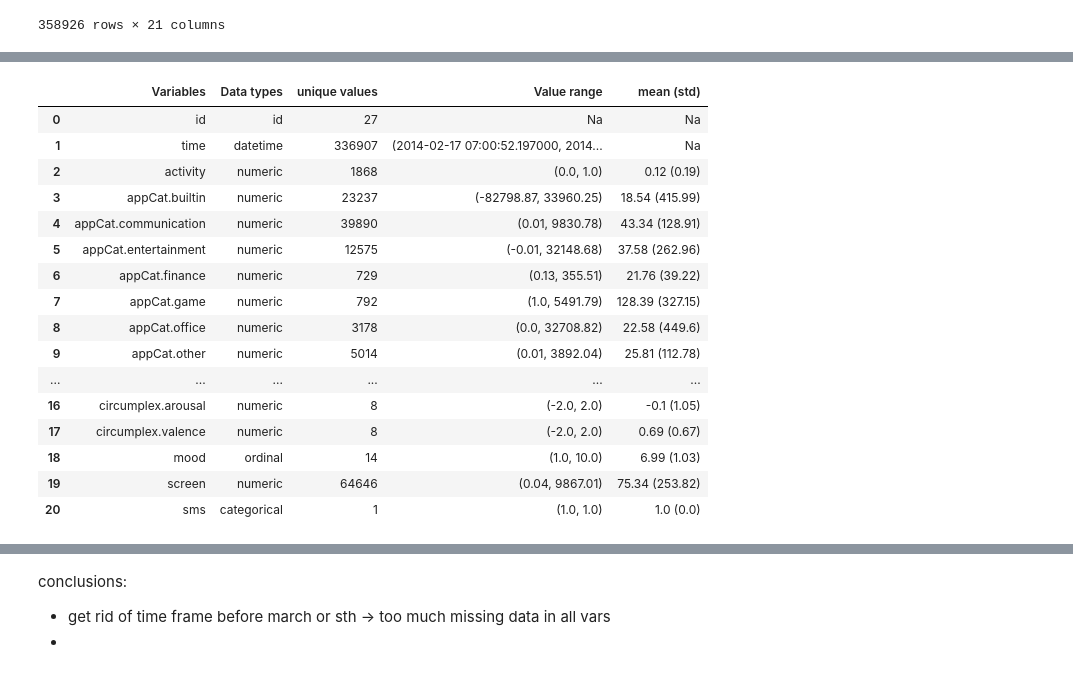
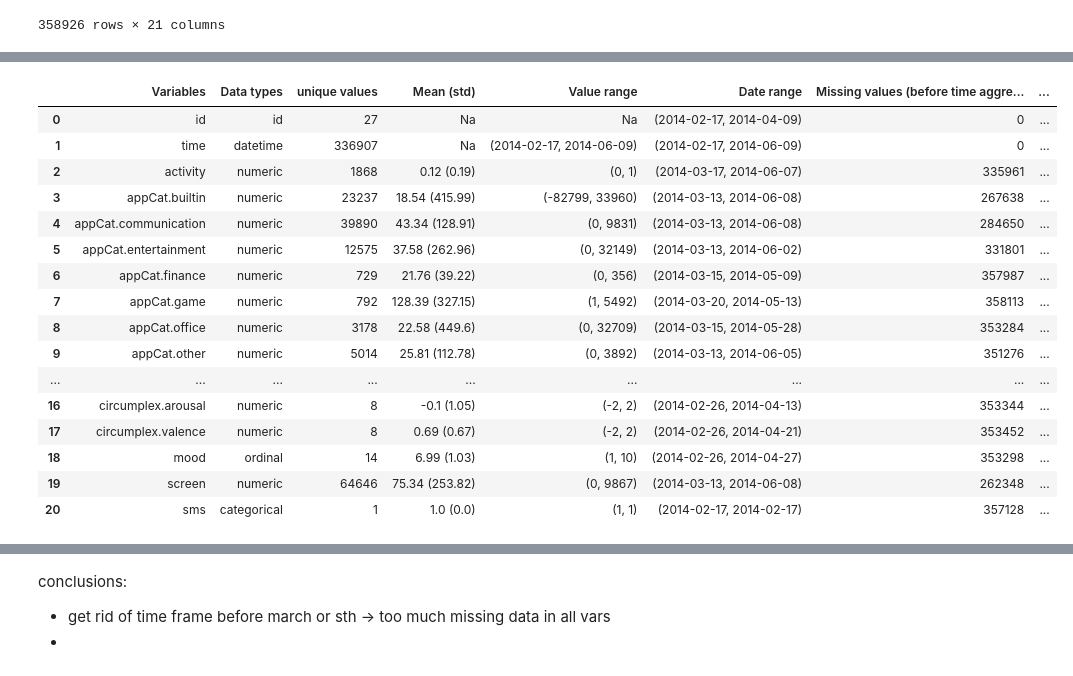
Before and after one commit to timmooren/DM1, a Jupyter notebook: DM_ryo.ipynb, the cells around one changed output, grey strips where cells are left out. Drawn from its saved outputs; the diff is of its cells as text; code cells hidden in the pictures.

```diff
--- a/DM_ryo.ipynb
+++ b/DM_ryo.ipynb
@@ -65,55 +58,78 @@ var table:
 # %%
 # datatypes
 types = ['id', 'datetime', 'numeric', 'numeric', 'numeric', 'numeric', 'numeric', 'numeric', 'numeric', 'numeric','numeric', 'numeric','numeric','numeric','numeric', 'categorical', 'numeric', 'numeric', 'ordinal', 'numeric', 'categorical']
 
-# range of values **
-val_range = []
-for var in df:
-    if var != 'id':
-        r = (df[var].min(), df[var].max())
-        if var != 'time':
-            r = (round(r[0], 2), round(r[1], 2))
-        val_range.append(r)
-val_range.insert(0, 'Na')
-
-# nb of unique values **
+# nb of unique values
 n_unique = [df[var].nunique() for var in df]
 
 # mean + std
 mean_std = []
 for var in df:
     if var != 'id' and var != 'time':
         mean = round(df[var].mean(), 2)
         std = round(df[var].std(), 2)
         res = f'{mean} ({std})'
         mean_std.append(res)
 mean_std.insert(0,'Na')
 mean_std.insert(0,'Na')
 
+# range of values
+val_range = []
+for var in df:
+    if var != 'id':
+        r = (df[var].min(), df[var].max())
+        if var != 'time':
+            r = (round(r[0]), round(r[1]))
+        else:
+            r = (df['time'].dt.date.min(), df['time'].dt.date.max())
+        val_range.append(r)
+        r = df['time'].dt.date
+val_range.insert(0, 'Na')
+
+# date range
+time_range = []
+for var in df:
+    # if var != 'id':
+    grouped = df.groupby(var)['time'].min()
+    r = (grouped.dt.date.min(), grouped.dt.date.max())
+    time_range.append(r)
+
+
+# missing values before time aggregation
+missing_before_agg = df.isna().sum().tolist()
+
+# missing values after time aggregation
+temp_df = fn.group_data(df)
+missing_after_agg = temp_df.isna().sum().tolist()
+missing_after_agg.insert(0, 0)
 
 
 df1 = pd.DataFrame({'Variables': df.columns,
                     'Data types': types,
                     'unique values': n_unique,
+                    'Mean (std)': mean_std,
                     'Value range': val_range,
-                    'mean (std)': mean_std,
+                    'Date range': time_range,
+                    # 'Incorrect values': ...,
+                    'Missing values (before time aggregation)': missing_before_agg,
+                    'Missing values (after time aggregation)': missing_after_agg
                     })
 df1
 # %% [output]
-|  | Variables | Data types | unique values | Value range | mean (std) |
-| 0 | id | id | 27 | Na | Na |
-| 1 | time | datetime | 336907 | (2014-02-17 07:00:52.197000, 2014... | Na |
-| 2 | activity | numeric | 1868 | (0.0, 1.0) | 0.12 (0.19) |
-| 3 | appCat.builtin | numeric | 23237 | (-82798.87, 33960.25) | 18.54 (415.99) |
-| 4 | appCat.communication | numeric | 39890 | (0.01, 9830.78) | 43.34 (128.91) |
-| 5 | appCat.entertainment | numeric | 12575 | (-0.01, 32148.68) | 37.58 (262.96) |
-| 6 | appCat.finance | numeric | 729 | (0.13, 355.51) | 21.76 (39.22) |
-| 7 | appCat.game | numeric | 792 | (1.0, 5491.79) | 128.39 (327.15) |
-| 8 | appCat.office | numeric | 3178 | (0.0, 32708.82) | 22.58 (449.6) |
-| 9 | appCat.other | numeric | 5014 | (0.01, 3892.04) | 25.81 (112.78) |
-| ... | ... | ... | ... | ... | ... |
-| 16 | circumplex.arousal | numeric | 8 | (-2.0, 2.0) | -0.1 (1.05) |
-| 17 | circumplex.valence | numeric | 8 | (-2.0, 2.0) | 0.69 (0.67) |
-| 18 | mood | ordinal | 14 | (1.0, 10.0) | 6.99 (1.03) |
-| 19 | screen | numeric | 64646 | (0.04, 9867.01) | 75.34 (253.82) |
-| 20 | sms | categorical | 1 | (1.0, 1.0) | 1.0 (0.0) |
+|  | Variables | Data types | unique values | Mean (std) | Value range | Date range | Missing values (before time aggre... | ... |
+| 0 | id | id | 27 | Na | Na | (2014-02-17, 2014-04-09) | 0 | ... |
+| 1 | time | datetime | 336907 | Na | (2014-02-17, 2014-06-09) | (2014-02-17, 2014-06-09) | 0 | ... |
+| 2 | activity | numeric | 1868 | 0.12 (0.19) | (0, 1) | (2014-03-17, 2014-06-07) | 335961 | ... |
+| 3 | appCat.builtin | numeric | 23237 | 18.54 (415.99) | (-82799, 33960) | (2014-03-13, 2014-06-08) | 267638 | ... |
+| 4 | appCat.communication | numeric | 39890 | 43.34 (128.91) | (0, 9831) | (2014-03-13, 2014-06-08) | 284650 | ... |
+| 5 | appCat.entertainment | numeric | 12575 | 37.58 (262.96) | (0, 32149) | (2014-03-13, 2014-06-02) | 331801 | ... |
+| 6 | appCat.finance | numeric | 729 | 21.76 (39.22) | (0, 356) | (2014-03-15, 2014-05-09) | 357987 | ... |
+| 7 | appCat.game | numeric | 792 | 128.39 (327.15) | (1, 5492) | (2014-03-20, 2014-05-13) | 358113 | ... |
+| 8 | appCat.office | numeric | 3178 | 22.58 (449.6) | (0, 32709) | (2014-03-15, 2014-05-28) | 353284 | ... |
+| 9 | appCat.other | numeric | 5014 | 25.81 (112.78) | (0, 3892) | (2014-03-13, 2014-06-05) | 351276 | ... |
+| ... | ... | ... | ... | ... | ... | ... | ... | ... |
+| 16 | circumplex.arousal | numeric | 8 | -0.1 (1.05) | (-2, 2) | (2014-02-26, 2014-04-13) | 353344 | ... |
+| 17 | circumplex.valence | numeric | 8 | 0.69 (0.67) | (-2, 2) | (2014-02-26, 2014-04-21) | 353452 | ... |
+| 18 | mood | ordinal | 14 | 6.99 (1.03) | (1, 10) | (2014-02-26, 2014-04-27) | 353298 | ... |
+| 19 | screen | numeric | 64646 | 75.34 (253.82) | (0, 9867) | (2014-03-13, 2014-06-08) | 262348 | ... |
+| 20 | sms | categorical | 1 | 1.0 (0.0) | (1, 1) | (2014-02-17, 2014-02-17) | 357128 | ... |
```
Also changed, not shown: parts of 8 cells of this notebook, 3 other files.
